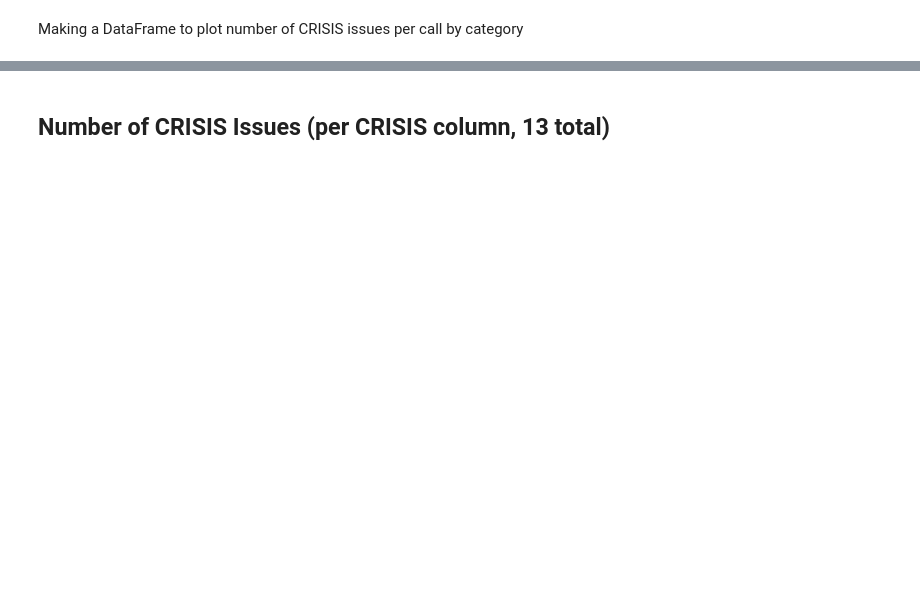
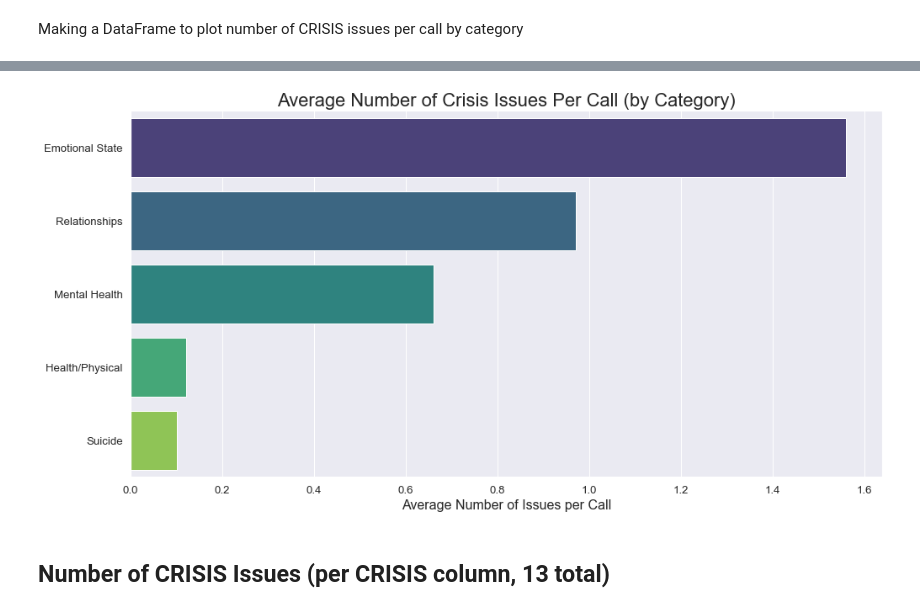
Before and after one commit to NSS-Data-Analytics-Cohort-6/fcs-crisis-data-campers, a Jupyter notebook: notebooks/FCS_project_datacampers.ipynb, the cells around one changed output, grey strips where cells are left out. Cells and saved outputs as stored; diff of their text form; code cells hidden in the pictures; blank space fills up the shorter version.

Commit message:
Edited plots again to match PMT notes in slack

```diff
--- a/notebooks/FCS_project_datacampers.ipynb
+++ b/notebooks/FCS_project_datacampers.ipynb
@@ -358,13 +529,16 @@ plt.title('Average Number of CRISIS Issues Per Call (by Category)', fontsize=30)
 # %%
 # Above plot but in seaborn
 sns.set(font_scale=1.2)
 plt.figure(figsize=(16, 8))
-ax = sns.barplot(x=icbc_sorted.Number_of_Issues_Per_Call.round(3), y=icbc_sorted.Issue_Category, data=icbc_sorted,
+ax = sns.barplot(x=icbc_sorted.Number_of_Issues_Per_Call.round(2), y=icbc_sorted.Issue_Category, data=icbc_sorted,
             palette=sns.color_palette('viridis', n_colors=5))
-ax.bar_label(ax.containers[0])
-plt.title('Average Number of CRISIS Issues Per Call (by Category)', fontsize=22)
-plt.xlabel('Number of Issues Per Call', fontsize=16)
+#ax.bar_label(ax.containers[0])
+#ax.set(xticklabels=[])
+plt.title('Average Number of Crisis Issues Per Call (by Category)', fontsize=22)
+plt.xlabel('Average Number of Issues per Call', fontsize=16)
 plt.ylabel('');
+# %% [output]
+[figure, added]
 # %% [markdown]
 ## Number of CRISIS Issues (per CRISIS column, 13 total)
 # %%
```
Also changed, not shown: parts of 75 cells of this notebook.
